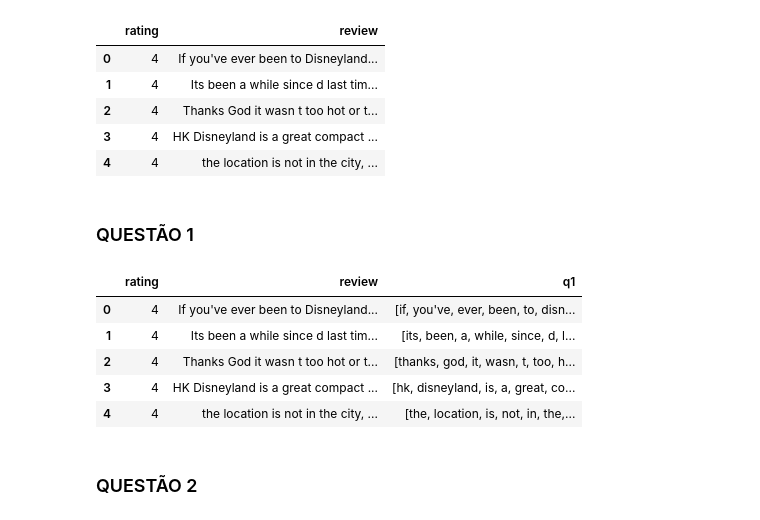
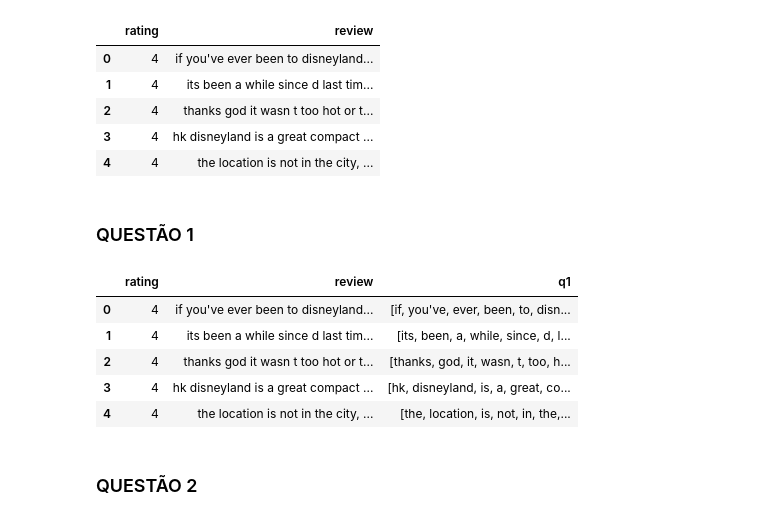
Before and after one commit to renatohack/2024.2-machine-learning, a Jupyter notebook: dr1/tp2/dr1_tp2.ipynb, the cells around one changed output. Saved outputs shown, nothing was run; the diff lists cells and outputs as text; code cells hidden in the pictures.

```diff
--- a/dr1/tp2/dr1_tp2.ipynb
+++ b/dr1/tp2/dr1_tp2.ipynb
@@ -6,16 +5,21 @@ from sklearn.feature_extraction.text import CountVectorizer
 # %%
 df = pd.read_csv('disney-dataset.csv')
 
 df = df.drop(['Review_ID', 'Year_Month', 'Reviewer_Location', 'Branch'], axis=1)
 df = df.rename(columns={'Rating': 'rating', 'Review_Text': 'review'})
 
+frases_lower = list()
+for texto in df['review']:
+    frases_lower.append(texto.lower())
+df['review'] = frases_lower
+
 df.head()
 # %% [output]
 |  | rating | review |
-| 0 | 4 | If you've ever been to Disneyland... |
-| 1 | 4 | Its been a while since d last tim... |
-| 2 | 4 | Thanks God it wasn t too hot or t... |
-| 3 | 4 | HK Disneyland is a great compact ... |
+| 0 | 4 | if you've ever been to disneyland... |
+| 1 | 4 | its been a while since d last tim... |
+| 2 | 4 | thanks god it wasn t too hot or t... |
+| 3 | 4 | hk disneyland is a great compact ... |
 | 4 | 4 | the location is not in the city, ... |
 # %% [markdown]
 ### QUESTÃO 1
@@ -35,10 +39,10 @@ df['q1'] = ft.fit_transform(df['review'])
 df.head()
 # %% [output]
 |  | rating | review | q1 |
-| 0 | 4 | If you've ever been to Disneyland... | [if, you've, ever, been, to, disn... |
-| 1 | 4 | Its been a while since d last tim... | [its, been, a, while, since, d, l... |
-| 2 | 4 | Thanks God it wasn t too hot or t... | [thanks, god, it, wasn, t, too, h... |
-| 3 | 4 | HK Disneyland is a great compact ... | [hk, disneyland, is, a, great, co... |
+| 0 | 4 | if you've ever been to disneyland... | [if, you've, ever, been, to, disn... |
+| 1 | 4 | its been a while since d last tim... | [its, been, a, while, since, d, l... |
+| 2 | 4 | thanks god it wasn t too hot or t... | [thanks, god, it, wasn, t, too, h... |
+| 3 | 4 | hk disneyland is a great compact ... | [hk, disneyland, is, a, great, co... |
 | 4 | 4 | the location is not in the city, ... | [the, location, is, not, in, the,... |
 # %% [markdown]
 ### QUESTÃO 2
```
Also changed, not shown: parts of 14 cells of this notebook.
